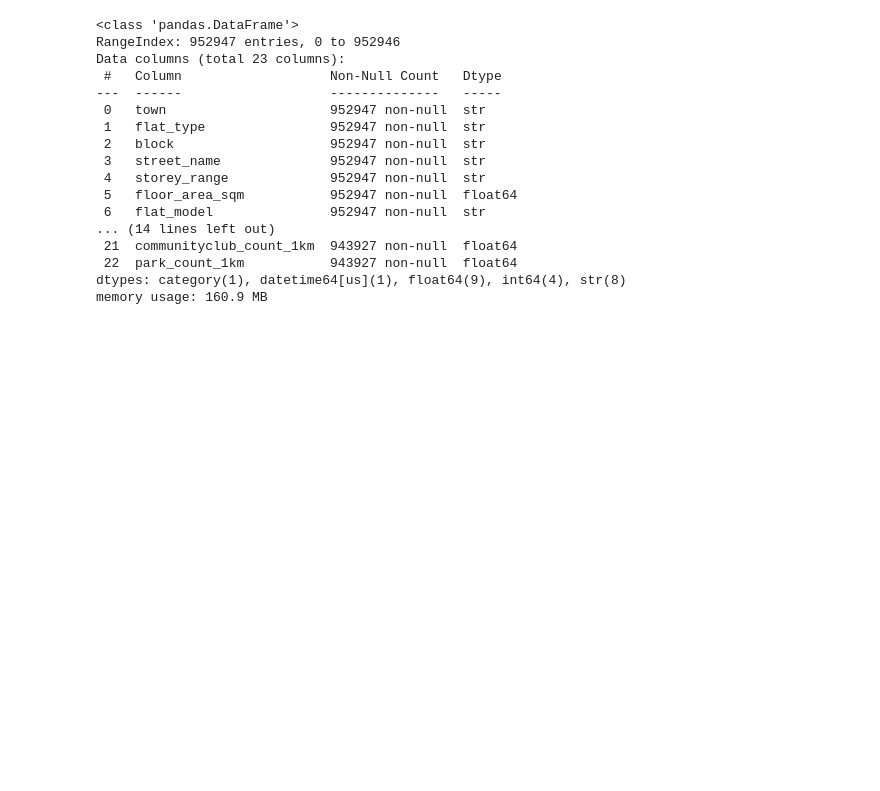
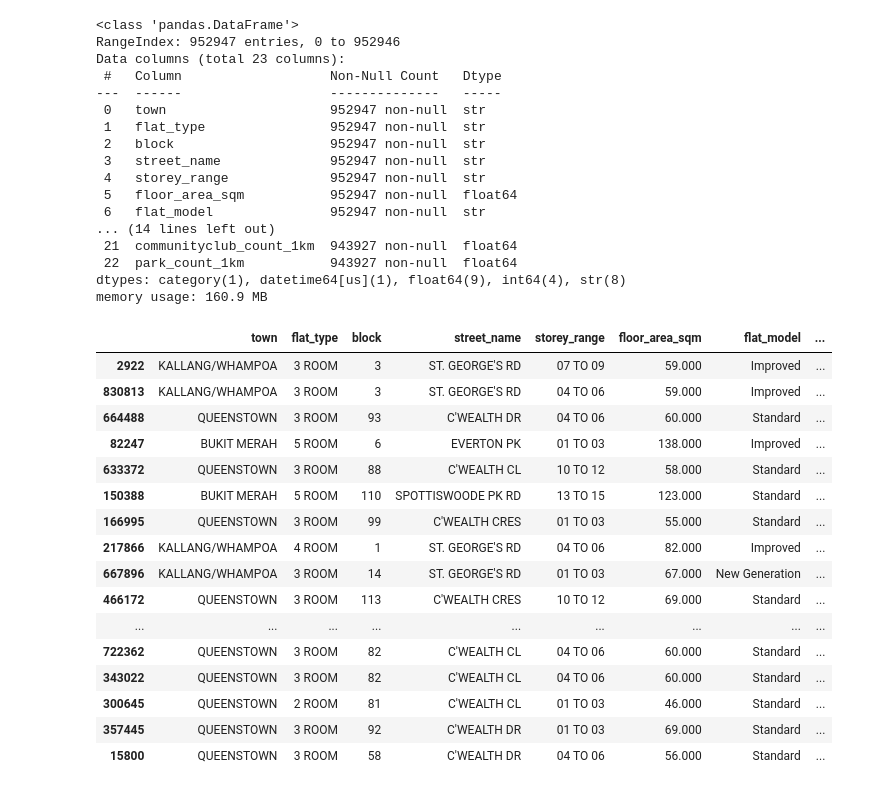
Before and after one commit to sanjeevr123/DSE3101-Project, a Jupyter notebook: backend/01_data_collection.ipynb, the cells around one changed output. Saved outputs shown, nothing was run; the diff lists cells and outputs as text; code cells hidden in the pictures; blank space fills up the shorter version.

```diff
--- a/backend/01_data_collection.ipynb
+++ b/backend/01_data_collection.ipynb
@@ -1138,2 +1136,28 @@ impt_col = ["eldercare_count_1km", "clinic_count_1km", "hospital_count_1km", "co
 # %%
 hdb_df.to_csv('HDB_full_resale_info.csv.gz', compression='gzip', index=False)
+# %%
+impt_col = ["eldercare_count_1km", "clinic_count_1km", "hospital_count_1km",
+            "communityclub_count_1km", "park_count_1km"]
+
+# Keep rows where AT LEAST ONE important column has NaN
+na_rows = hdb_df[hdb_df[impt_col].isna().any(axis=1)]
+# %%
+na_rows.sample(25)
+# %% [output]
+|  | town | flat_type | block | street_name | storey_range | floor_area_sqm | flat_model | ... |
+| 2922 | KALLANG/WHAMPOA | 3 ROOM | 3 | ST. GEORGE'S RD | 07 TO 09 | 59.000 | Improved | ... |
+| 830813 | KALLANG/WHAMPOA | 3 ROOM | 3 | ST. GEORGE'S RD | 04 TO 06 | 59.000 | Improved | ... |
+| 664488 | QUEENSTOWN | 3 ROOM | 93 | C'WEALTH DR | 04 TO 06 | 60.000 | Standard | ... |
+| 82247 | BUKIT MERAH | 5 ROOM | 6 | EVERTON PK | 01 TO 03 | 138.000 | Improved | ... |
+| 633372 | QUEENSTOWN | 3 ROOM | 88 | C'WEALTH CL | 10 TO 12 | 58.000 | Standard | ... |
+| 150388 | BUKIT MERAH | 5 ROOM | 110 | SPOTTISWOODE PK RD | 13 TO 15 | 123.000 | Standard | ... |
+| 166995 | QUEENSTOWN | 3 ROOM | 99 | C'WEALTH CRES | 01 TO 03 | 55.000 | Standard | ... |
+| 217866 | KALLANG/WHAMPOA | 4 ROOM | 1 | ST. GEORGE'S RD | 04 TO 06 | 82.000 | Improved | ... |
+| 667896 | KALLANG/WHAMPOA | 3 ROOM | 14 | ST. GEORGE'S RD | 01 TO 03 | 67.000 | New Generation | ... |
+| 466172 | QUEENSTOWN | 3 ROOM | 113 | C'WEALTH CRES | 10 TO 12 | 69.000 | Standard | ... |
+| ... | ... | ... | ... | ... | ... | ... | ... | ... |
+| 722362 | QUEENSTOWN | 3 ROOM | 82 | C'WEALTH CL | 04 TO 06 | 60.000 | Standard | ... |
+| 343022 | QUEENSTOWN | 3 ROOM | 82 | C'WEALTH CL | 04 TO 06 | 60.000 | Standard | ... |
+| 300645 | QUEENSTOWN | 2 ROOM | 81 | C'WEALTH CL | 01 TO 03 | 46.000 | Standard | ... |
+| 357445 | QUEENSTOWN | 3 ROOM | 92 | C'WEALTH DR | 01 TO 03 | 69.000 | Standard | ... |
+| 15800 | QUEENSTOWN | 3 ROOM | 58 | C'WEALTH DR | 04 TO 06 | 56.000 | Standard | ... |
```
Also changed, not shown: parts of 1 cell of this notebook.
